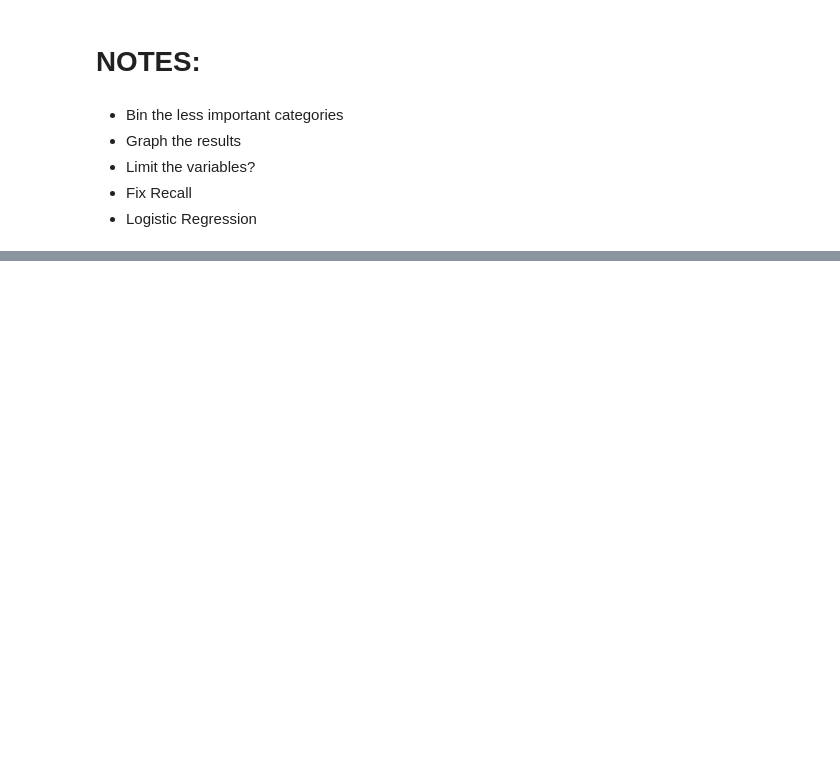
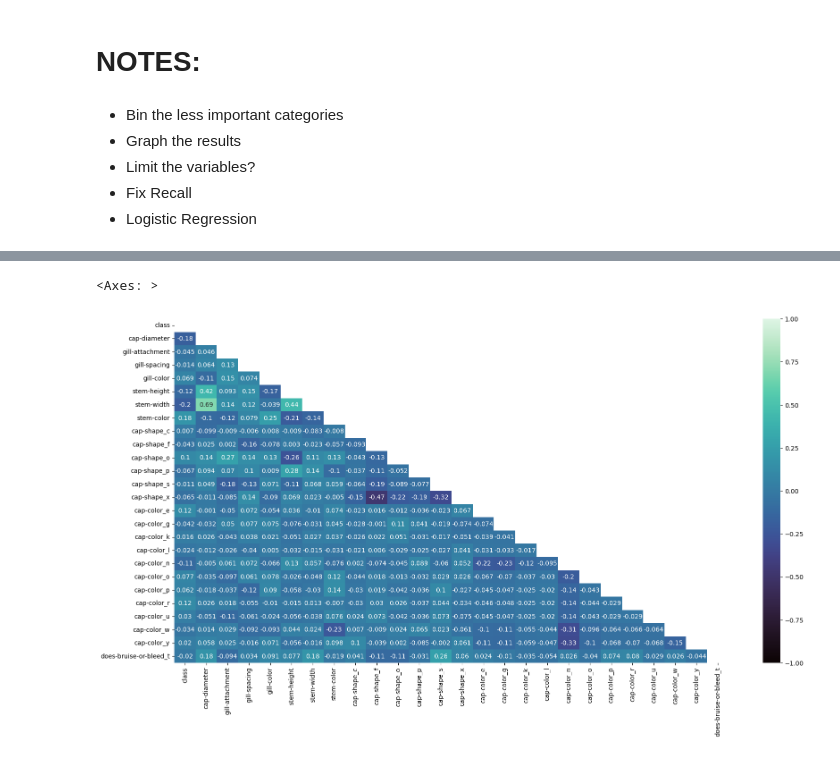
Before and after one commit to Haque2/mushroom-toxicity, a Jupyter notebook: mushroom-toxicity/mushroom_sergej.ipynb, the cells around one changed output, grey strips where cells are left out. Drawn from its saved outputs; the diff is of its cells as text; code cells hidden in the pictures; blank space fills up the shorter version.

```diff
--- a/mushroom-toxicity/mushroom_sergej.ipynb
+++ b/mushroom-toxicity/mushroom_sergej.ipynb
@@ -319,0 +380,23 @@ array([[0.98783739, 0.01216261]])
+# %%
+df_dropped["gill-color"] = df_dropped["gill-color"].apply(lambda x: 0 if x=="w" else (1 if x=="n" else (2 if x=="y" else 3)))
+df_dropped["stem-color"] = df_dropped["stem-color"].apply(lambda x: 0 if x=="w" else (1 if x=="n" else (2 if x=="y" else 3)))
+df_dropped["gill-attachment"] = df_dropped["gill-attachment"].apply(lambda x: 0 if x=="a" else
+                                                                    (1 if x=="d" else
+                                                                     (2 if x=="x" else
+                                                                      (3 if x=="p" else
+                                                                       (4 if x=="e" else 5)))))
+# %%
+df_dropped.drop(columns=["habitat", "season", "has-ring", "ring-type", ], inplace=True)
+# %%
+df_dropped["gill-spacing"] = df_dropped["gill-spacing"].apply(lambda x: 0 if x=="c" else (1 if x=="d" else 2))
+df_dropped.drop(columns=["cap-surface"], inplace=True)
+# %%
+categorical_data = df_dropped.select_dtypes(include=['object']).columns.tolist()[1:]
+hot_encoded = enc_2.fit_transform(df_dropped[categorical_data])
+hot_encoded_df = pd.DataFrame(hot_encoded, columns=enc_2.get_feature_names_out(categorical_data))
+df_encoded = pd.concat([df_dropped, hot_encoded_df], axis=1)
+df_encoded = df_encoded.drop(categorical_data, axis=1)
+df_encoded["class"] = pd.get_dummies(df_encoded["class"], dtype="int", drop_first=True)
+
+features = df_encoded.select_dtypes(include="number").drop(columns=["class"])
+target = df_encoded["class"]
@@ -319,0 +405,11 @@ array([[0.98783739, 0.01216261]])
+# %%
+dropped_corr = df_encoded.corr().round(3)
+
+mask = np.zeros_like(dropped_corr, dtype=bool)
+mask[np.triu_indices_from(mask)] = True
+
+plt.figure(figsize=(20,10))
+sns.heatmap(dropped_corr, mask=mask, vmin=-1, vmax=1, annot=True, cmap="mako")
+# %% [output]
+<Axes: >
+[figure, added]
```
Also changed, not shown: parts of 16 cells of this notebook.
